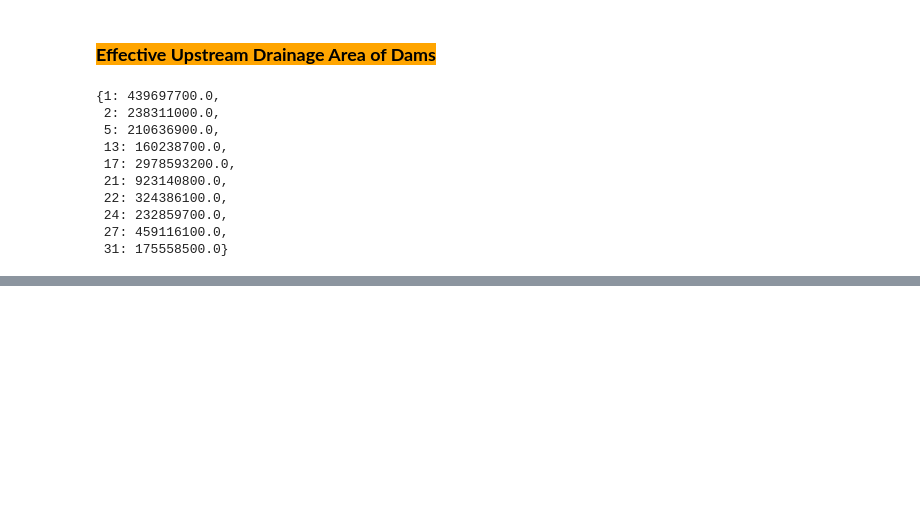
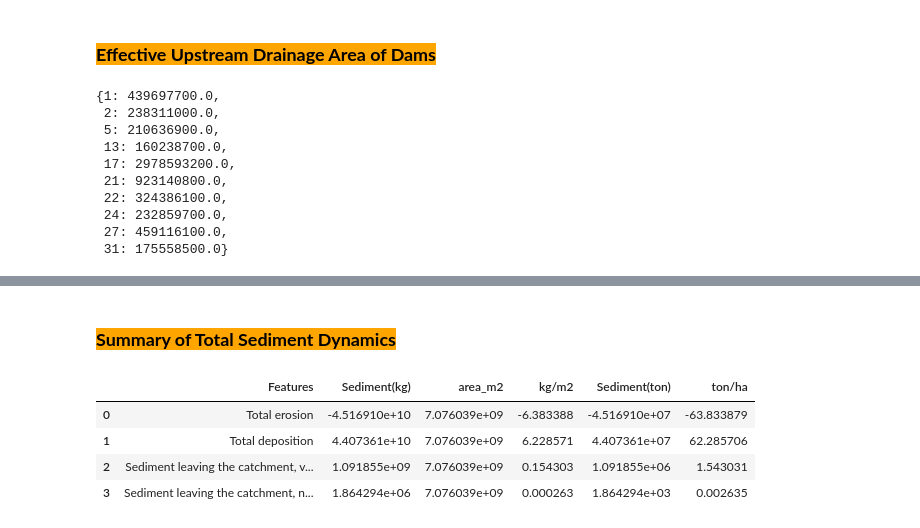
Before and after one commit to debpal/OptiDamTool, a Jupyter notebook: userguide_OptiDamTool.ipynb, the cells around one changed output, grey strips where cells are left out. Cells and saved outputs as stored; diff of their text form; code cells hidden in the pictures; blank space fills up the shorter version.

```diff
--- a/userguide_OptiDamTool.ipynb
+++ b/userguide_OptiDamTool.ipynb
@@ -289,0 +357,16 @@ output
+# %% [markdown]
+### <span style='background:orange' ><font color='black'>**Summary of Total Sediment Dynamics**</font></span>
+# %%
+output = network.sediment_summary_dynamics_region(
+    input_file=os.path.join(data_folder, 'Total sediment.txt'),
+    json_file=os.path.join(data_folder, 'summary.json'),
+    output_file=os.path.join(output_folder, 'summary_total_sediment_dynamics.txt')
+)
+
+output
+# %% [output]
+|  | Features | Sediment(kg) | area_m2 | kg/m2 | Sediment(ton) | ton/ha |
+| 0 | Total erosion | -4.516910e+10 | 7.076039e+09 | -6.383388 | -4.516910e+07 | -63.833879 |
+| 1 | Total deposition | 4.407361e+10 | 7.076039e+09 | 6.228571 | 4.407361e+07 | 62.285706 |
+| 2 | Sediment leaving the catchment, v... | 1.091855e+09 | 7.076039e+09 | 0.154303 | 1.091855e+06 | 1.543031 |
+| 3 | Sediment leaving the catchment, n... | 1.864294e+06 | 7.076039e+09 | 0.000263 | 1.864294e+03 | 0.002635 |
```
Also changed, not shown: parts of 7 cells of this notebook.
